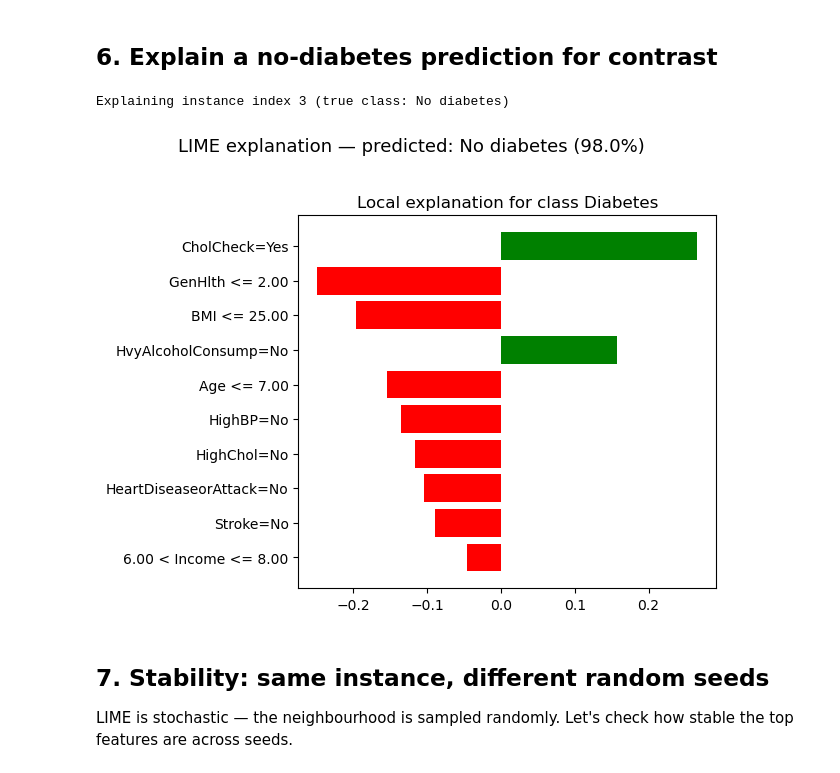
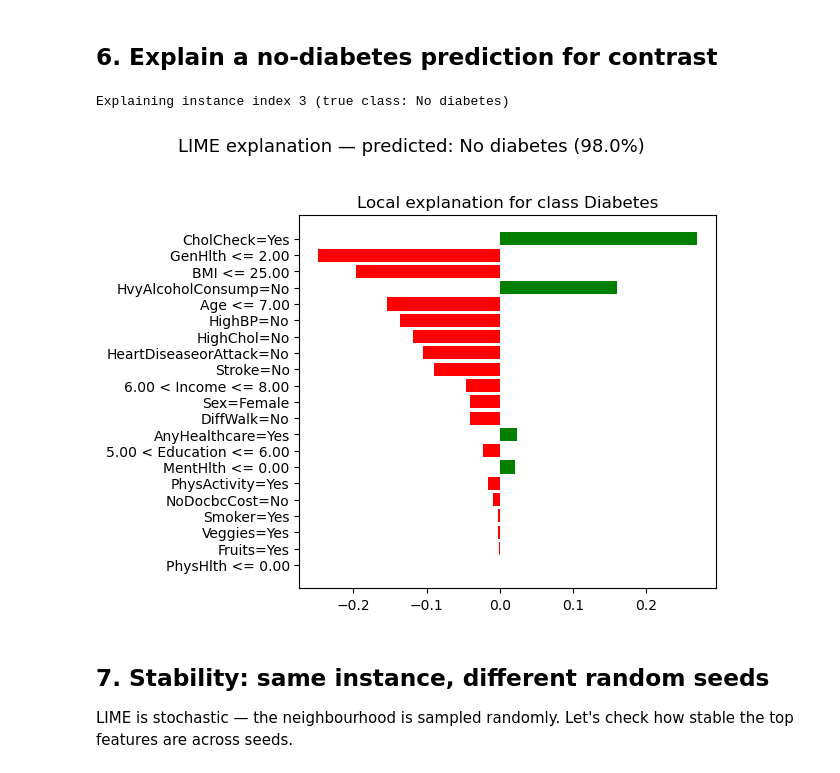
Before and after one commit to nosywe-byte/Project-1-XAI, a Jupyter notebook: NN analysis.ipynb, the cells around one changed output. Saved outputs shown, nothing was run; the diff lists cells and outputs as text; code cells hidden in the pictures.

```diff
--- a/NN analysis.ipynb
+++ b/NN analysis.ipynb
@@ -240,27 +241,27 @@ pd.DataFrame(weights, columns=['feature condition', 'LIME weight']).sort_values(
 # %%
 no_diabetes_mask = test_pred == 0
 idx2 = np.where(no_diabetes_mask)[0][0]
 
 instance2 = X_test_raw[idx2]
 pred_proba2 = predict_proba(instance2.reshape(1, -1))[0]
 pred_class2 = class_names[int(pred_proba2.argmax())]
 
 exp2 = explainer.explain_instance(
     data_row=instance2,
     predict_fn=predict_proba,
-    num_features=10,
+    num_features=21,
     num_samples=5000,
 )
 
 print(f'Explaining instance index {idx2} (true class: {class_names[int(y_test[idx2])]})')
 fig2 = exp2.as_pyplot_figure(label=pos_label)
 fig2.suptitle(f'LIME explanation — predicted: {pred_class2} ({pred_proba2.max():.1%})',
               fontsize=13, y=1.02)
 plt.tight_layout()
 plt.show()
 # %% [output]
 Explaining instance index 3 (true class: No diabetes)
-[figure, old version]
+[figure, new version]
 # %% [markdown]
 ## 7. Stability: same instance, different random seeds
 
```
Also changed, not shown: parts of 6 cells of this notebook, 2 other files.
